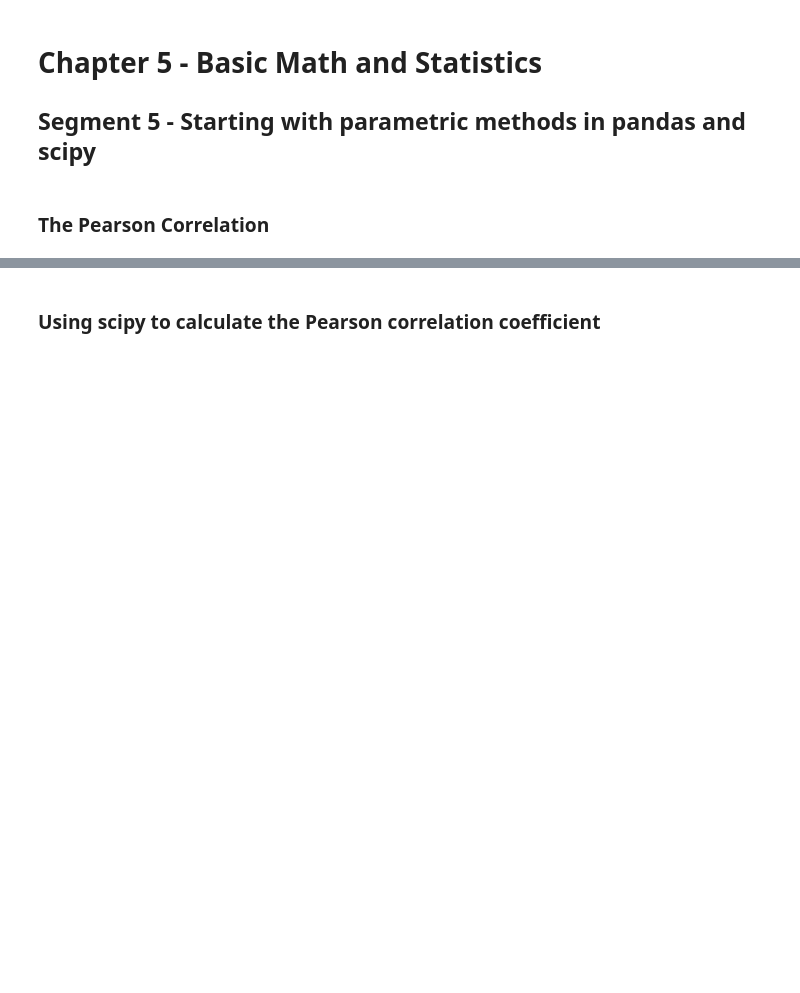
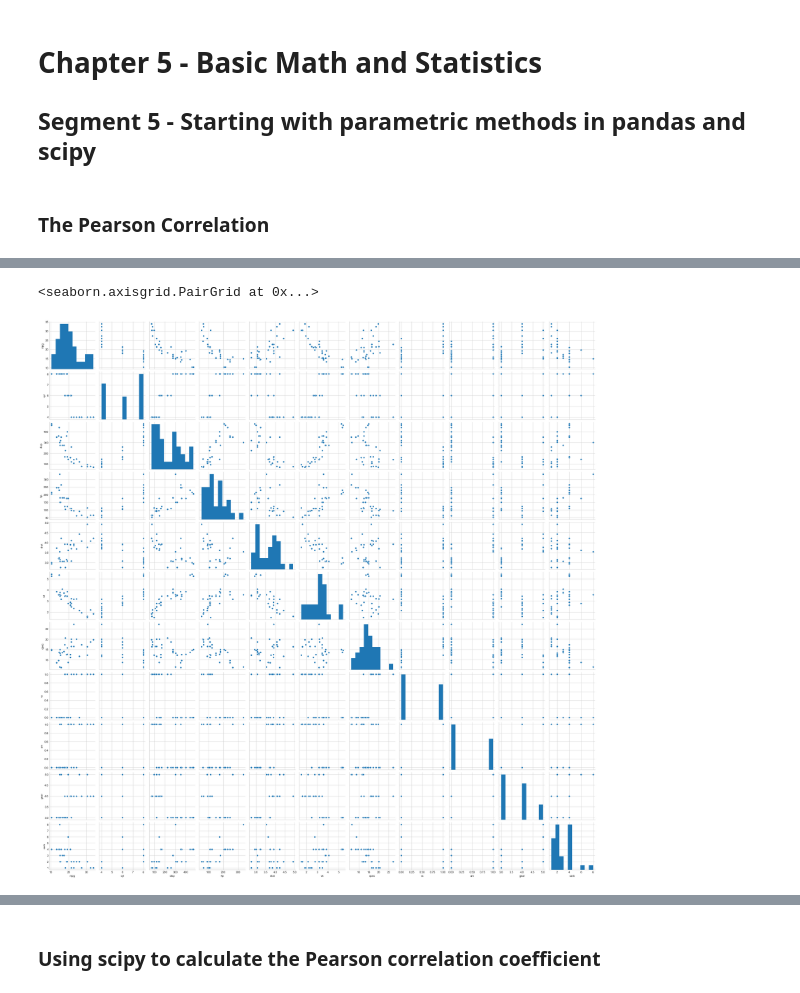
Before and after one commit to smrtRock/CodeSamples, a Jupyter notebook: Python-ForDataScience/Exercise Files/05_05_begin/05_05_begin.ipynb, the cells around one changed output, grey strips where cells are left out. Cells and saved outputs as stored; diff of their text form; code cells hidden in the pictures; blank space fills up the shorter version.

```diff
--- a/Python-ForDataScience/Exercise Files/05_05_begin/05_05_begin.ipynb
+++ b/Python-ForDataScience/Exercise Files/05_05_begin/05_05_begin.ipynb
@@ -12,5 +12,9 @@ from pylab import rcParams
 
 import scipy
 from scipy.stats.stats import pearsonr
+# %%
+%matplotlib inline
+rcParams['figure.figsize'] = 8,4
+plt.style.use('seaborn-whitegrid')
 # %% [markdown]
 ### The Pearson Correlation
@@ -24,0 +21,9 @@ from scipy.stats.stats import pearsonr
+# %%
+address = '../data/mtcars.csv'
+cars = pd.read_csv(address)
+cars.columns = ['car_names', 'mpg','cyl','disp','hp','drat','wt','qsec','vs','am','gear','carb']
+# %%
+sb.pairplot(cars)
+# %% [output]
+<seaborn.axisgrid.PairGrid at 0x...>
+[figure, added]
```
Also changed, not shown: parts of 12 cells of this notebook, 2 other files.
